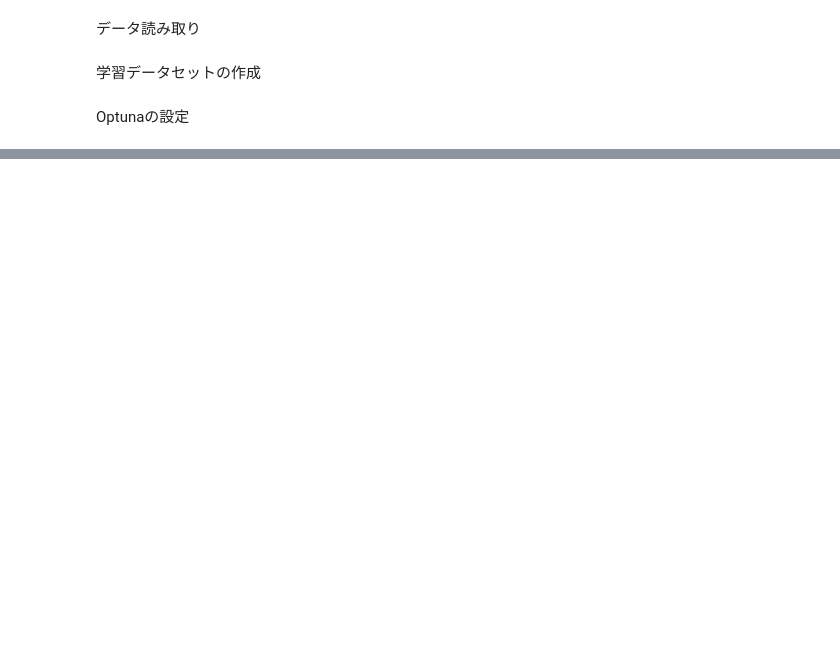
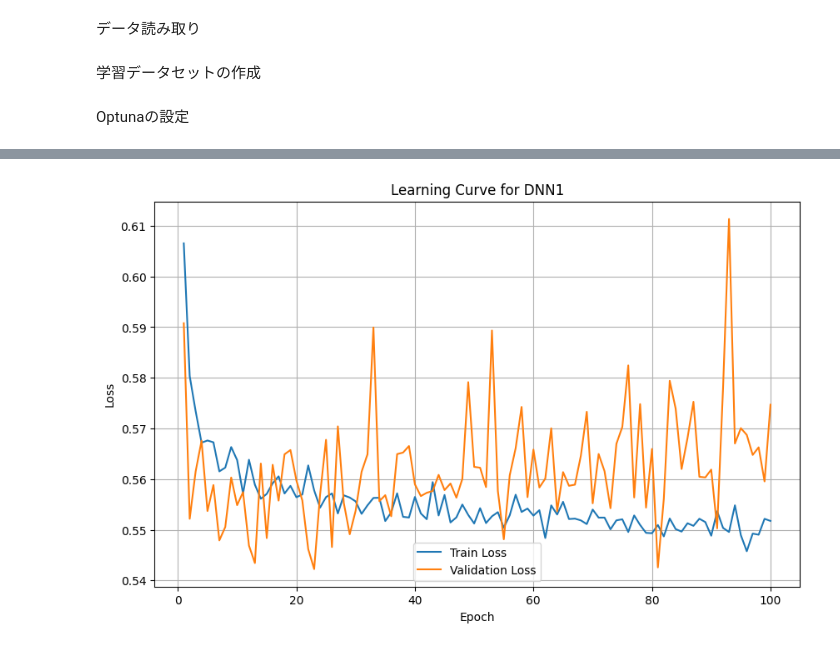
Before and after one commit to KasaharaGen/DengueFeverdetection, a Jupyter notebook: src/nn_model/FT_transformer_2.ipynb, the cells around one changed output, grey strips where cells are left out. Drawn from its saved outputs; the diff is of its cells as text; code cells hidden in the pictures; blank space fills up the shorter version.

```diff
--- a/src/nn_model/FT_transformer_2.ipynb
+++ b/src/nn_model/FT_transformer_2.ipynb
@@ -216,7 +216,7 @@ model = FTTransformer_2(input_dim=X_train_tensor.shape[1],
                       num_heads=best_params["num_heads"],
                       num_layers=best_params["num_layers"],
                       d_model=best_params["d_model"],
-                      dropout=best_params["dropout"])
+                      dropout=best_params["dropout"]).to(device)
 # 最適化と訓練を実行
 optimizer = optim.Adam(model.parameters(), lr=best_params["learning_rate"],weight_decay=best_params["weight_decay"])
 criterion = nn.BCELoss()
@@ -270,3 +270,4 @@ plt.title('Learning Curve for DNN1')
 plt.legend()
 plt.grid()
 plt.show()
+# %% [output]
@@ -273,3 +291,4 @@ plt.show()
+[figure, added]
 # %%
 model.eval()
 with torch.no_grad():
```
Also changed, not shown: parts of 5 cells of this notebook, 12 other files.
